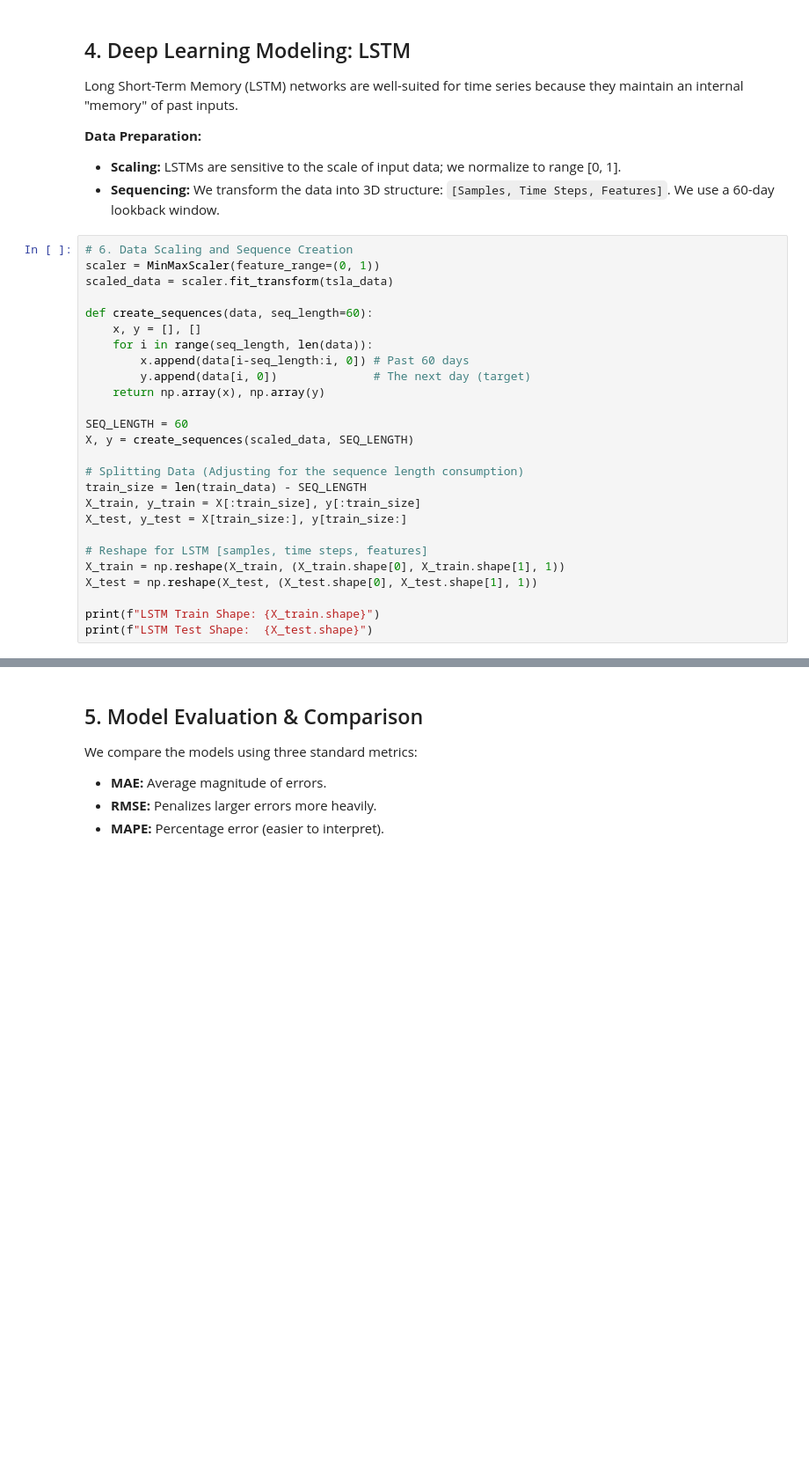
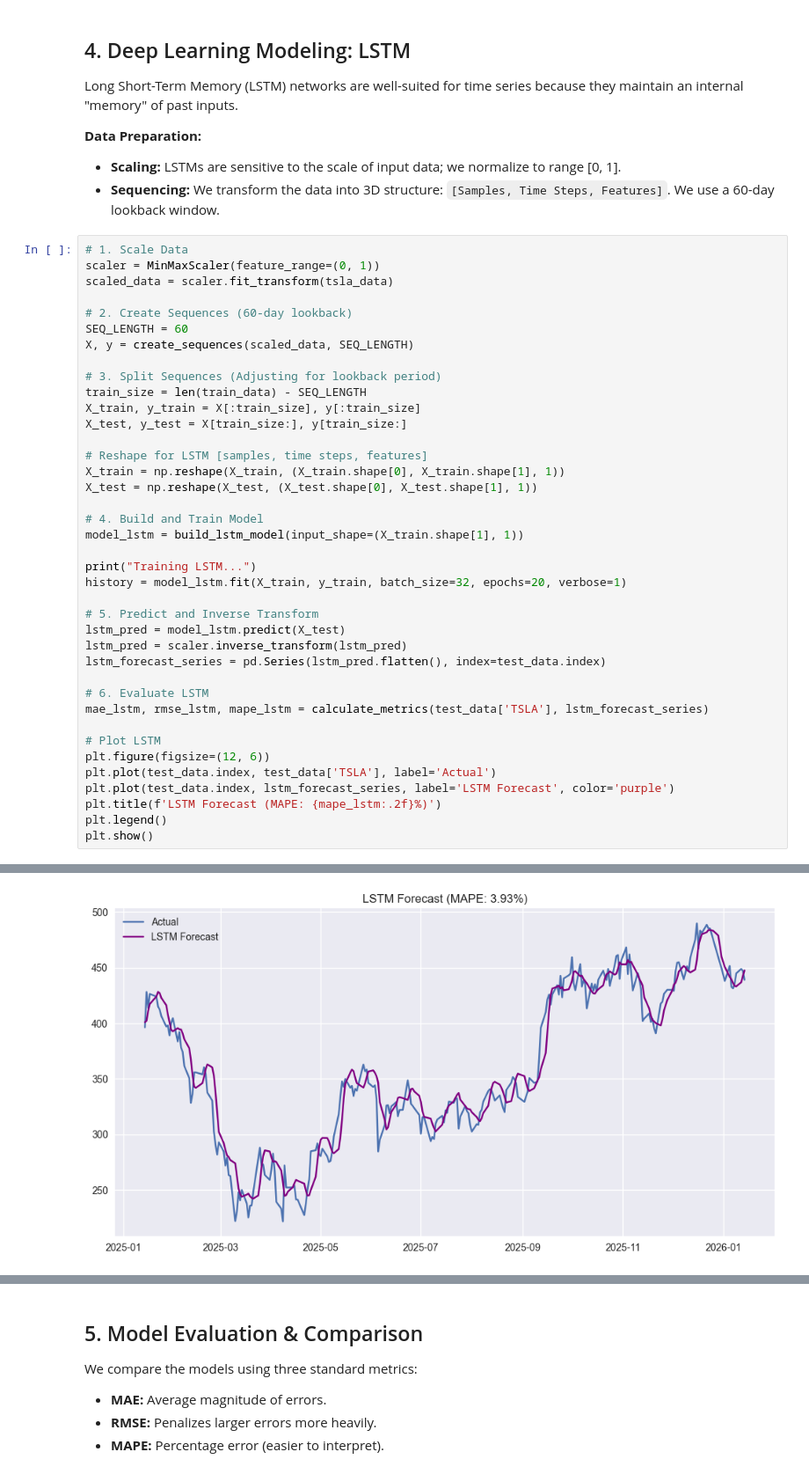
Before and after one commit to nathanaeldereje/portfolio-optimization, a Jupyter notebook: notebooks/02_ts_forecasting.ipynb, the cells around one changed output, grey strips where cells are left out. Shown at 88% size. Saved outputs shown, nothing was run; the diff lists cells and outputs as text; blank space fills up the shorter version.

```diff
--- a/notebooks/02_ts_forecasting.ipynb
+++ b/notebooks/02_ts_forecasting.ipynb
@@ -139,21 +121,15 @@ Long Short-Term Memory (LSTM) networks are well-suited for time series because t
 *   **Scaling:** LSTMs are sensitive to the scale of input data; we normalize to range [0, 1].
 *   **Sequencing:** We transform the data into 3D structure: `[Samples, Time Steps, Features]`. We use a 60-day lookback window.
 # %%
-# 6. Data Scaling and Sequence Creation
+# 1. Scale Data
 scaler = MinMaxScaler(feature_range=(0, 1))
 scaled_data = scaler.fit_transform(tsla_data)
 
-def create_sequences(data, seq_length=60):
-    x, y = [], []
-    for i in range(seq_length, len(data)):
-        x.append(data[i-seq_length:i, 0]) # Past 60 days
-        y.append(data[i, 0])              # The next day (target)
-    return np.array(x), np.array(y)
-
+# 2. Create Sequences (60-day lookback)
 SEQ_LENGTH = 60
 X, y = create_sequences(scaled_data, SEQ_LENGTH)
 
-# Splitting Data (Adjusting for the sequence length consumption)
+# 3. Split Sequences (Adjusting for lookback period)
 train_size = len(train_data) - SEQ_LENGTH
 X_train, y_train = X[:train_size], y[:train_size]
 X_test, y_test = X[train_size:], y[train_size:]
@@ -162,6 +138,25 @@ X_test, y_test = X[train_size:], y[train_size:]
 X_train = np.reshape(X_train, (X_train.shape[0], X_train.shape[1], 1))
 X_test = np.reshape(X_test, (X_test.shape[0], X_test.shape[1], 1))
 
-print(f"LSTM Train Shape: {X_train.shape}")
-print(f"LSTM Test Shape:  {X_test.shape}")
+# 4. Build and Train Model
+model_lstm = build_lstm_model(input_shape=(X_train.shape[1], 1))
+
+print("Training LSTM...")
+history = model_lstm.fit(X_train, y_train, batch_size=32, epochs=20, verbose=1)
+
+# 5. Predict and Inverse Transform
+lstm_pred = model_lstm.predict(X_test)
+lstm_pred = scaler.inverse_transform(lstm_pred)
+lstm_forecast_series = pd.Series(lstm_pred.flatten(), index=test_data.index)
+
+# 6. Evaluate LSTM
+mae_lstm, rmse_lstm, mape_lstm = calculate_metrics(test_data['TSLA'], lstm_forecast_series)
+
+# Plot LSTM
+plt.figure(figsize=(12, 6))
+plt.plot(test_data.index, test_data['TSLA'], label='Actual')
+plt.plot(test_data.index, lstm_forecast_series, label='LSTM Forecast', color='purple')
+plt.title(f'LSTM Forecast (MAPE: {mape_lstm:.2f}%)')
+plt.legend()
+plt.show()
 # %% [output]
@@ -175,0 +180 @@ LSTM performed better. Deep learning models often capture complex non-linear pat
+[figure, added]
```
Also changed, not shown: parts of 15 cells of this notebook, 2 other files.
